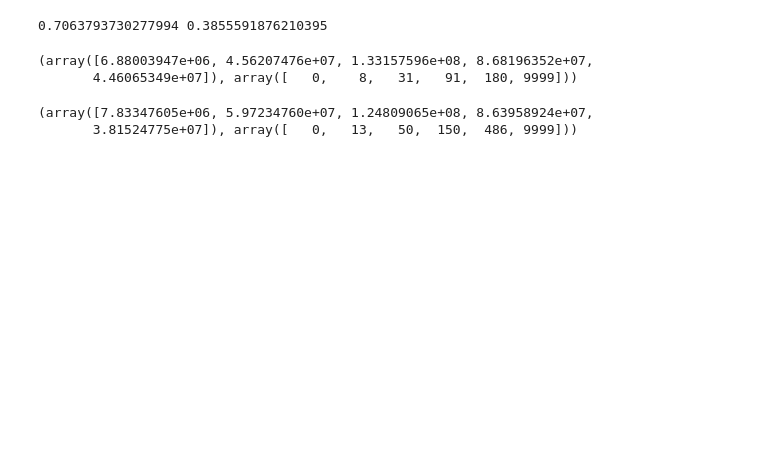
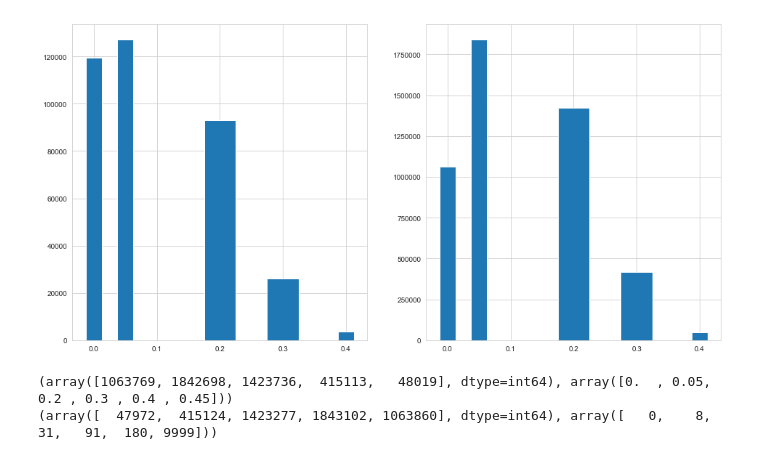
Before and after one commit to WMiller07/Projects, a Jupyter notebook: BuyCalibration/CalibrateBuyGrades.ipynb, the cells around one changed output. Drawn from its saved outputs; the diff is of its cells as text; code cells hidden in the pictures; blank space fills up the shorter version.

```diff
--- a/BuyCalibration/CalibrateBuyGrades.ipynb
+++ b/BuyCalibration/CalibrateBuyGrades.ipynb
@@ -92,24 +48,18 @@ plt.show()
-# %%
-filt_under180 = df['avg_Sold_Acc_Days'] <= 180
-filt_over220 = df['avg_Sold_Acc_Days'] > 300
-print((df[filt_under180]['Total_Sold']/df[filt_under180]['Total_Item_Count']).mean(),
-      (df[~filt_under180]['Total_Sold']/df[~filt_under180]['Total_Item_Count']).mean())
-# %% [output]
-0.7063793730277994 0.3855591876210395
-# %%
-grades_R4Dist = np.histogram(df['avg_Item_Acc_Days'], bins=[0, 8, 31, 91, 180, 9999], weights=df['Total_Item_Count'] * df['Avg_Sale_Price'])
-print(grades_R4Dist)
-# %% [output]
-(array([6.88003947e+06, 4.56207476e+07, 1.33157596e+08, 8.68196352e+07,
-       4.46065349e+07]), array([   0,    8,   31,   91,  180, 9999]))
-# %%
-grade_Amax = 13
-grade_Bmax = 50
-grade_Cmax = 150
-grade_Dmax = 486
-print(np.histogram(df['avg_Sold_Acc_Days'], bins=[0, grade_Amax, grade_Bmax, grade_Cmax, grade_Dmax, 9999],
-                   weights=df['Total_Item_Count'] * df['Avg_Sale_Price'])
-)
-# %% [output]
-(array([7.83347605e+06, 5.97234760e+07, 1.24809065e+08, 8.63958924e+07,
-       3.81524775e+07]), array([   0,   13,   50,  150,  486, 9999]))
+# %%
+sns.set_style('whitegrid')
+# %%
+filt_GeneralBinding = df['CatalogBinding'] == 'General'
+df_Gen = df[filt_GeneralBinding]
+# %%
+fig, (ax1, ax2) = plt.subplots(1, 2, figsize=(16,8))
+ax1.hist(df_Gen['R4BuyOfferPct'], bins=[0, 0.05, 0.1, 0.2, 0.3, 0.4, 0.45], align='left', rwidth=0.5)
+ax2.hist(df_Gen['R4BuyOfferPct'], bins=[0, 0.05, 0.1, 0.2, 0.3, 0.4, 0.45], weights=df_Gen['qty_Purchased'], align='left', rwidth=0.5)
+plt.show()
+# %% [output]
+[figure, added]
+# %%
+print(np.histogram(df_Gen['R4BuyOfferPct'], bins=[0, 0.05, 0.2, 0.3, 0.4, 0.45], weights=df_Gen['qty_Purchased']))
+print(np.histogram(df_Gen['avg_Item_Acc_Days'], bins=[0, 8, 31, 91, 180, 9999], weights=df_Gen['qty_Purchased']))
+# %% [output]
+(array([1063769, 1842698, 1423736,  415113,   48019], dtype=int64), array([0.  , 0.05, 0.2 , 0.3 , 0.4 , 0.45]))
+(array([  47972,  415124, 1423277, 1843102, 1063860], dtype=int64), array([   0,    8,   31,   91,  180, 9999]))
```
Also changed, not shown: parts of 49 cells of this notebook, 38 other files.
